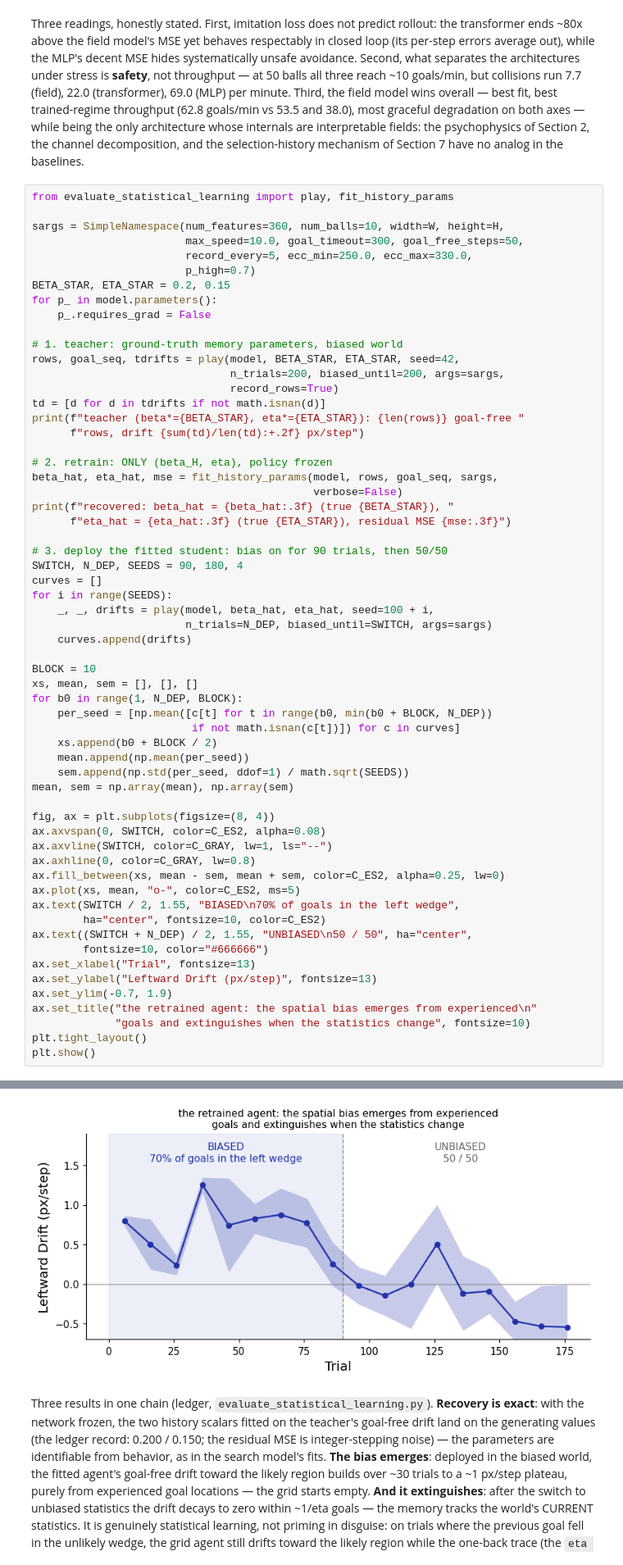
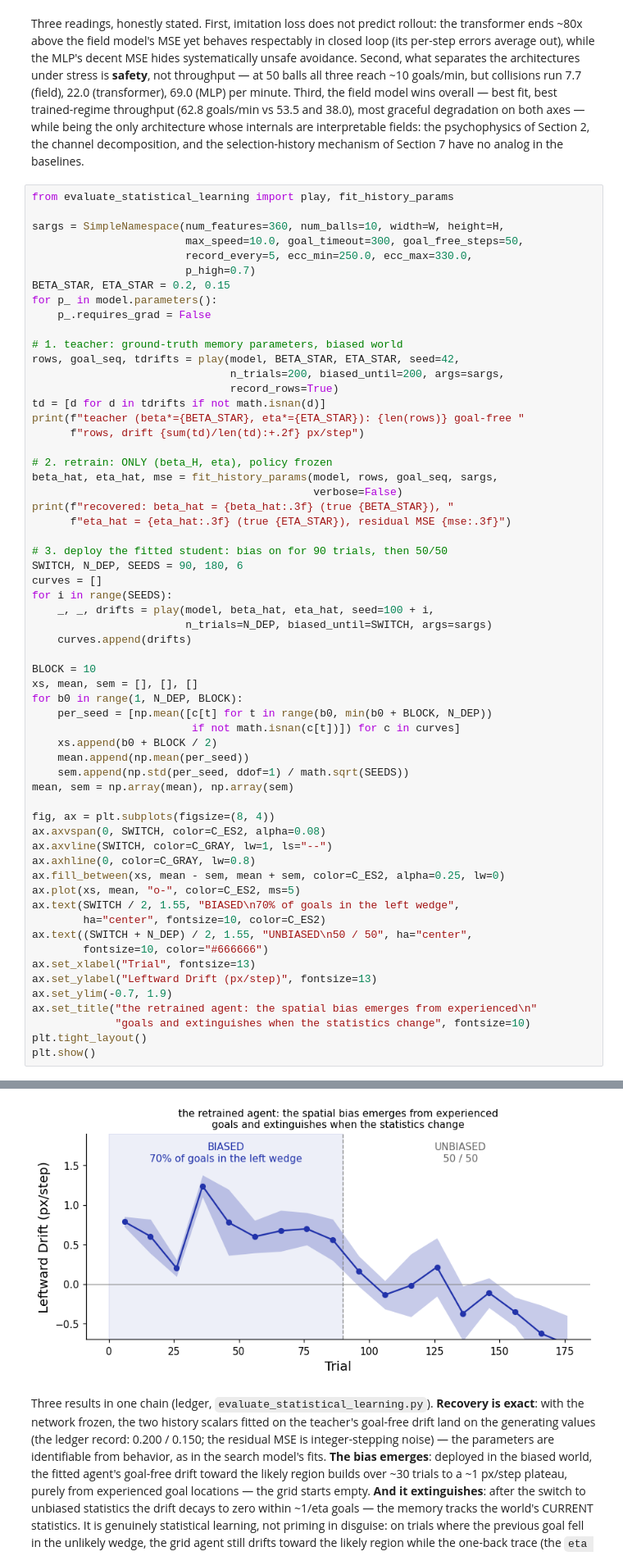
Before and after one commit to HanZhang-psych/Ego-Spatial-Sense, a Jupyter notebook: 2D-Escaping-Ball/tutorial_action_agent.ipynb, the cells around one changed output, grey strips where cells are left out. Shown at 82% size. Cells and saved outputs as stored; diff of their text form.

Commit message:
Re-execute the notebook with 6 deploy seeds in the Sec. 7 chain
Co-Authored-By: Claude Fable 5 <noreply@anthropic.com>

```diff
--- a/2D-Escaping-Ball/tutorial_action_agent.ipynb
+++ b/2D-Escaping-Ball/tutorial_action_agent.ipynb
@@ -565,7 +565,7 @@ print(f"recovered: beta_hat = {beta_hat:.3f} (true {BETA_STAR}), "
       f"eta_hat = {eta_hat:.3f} (true {ETA_STAR}), residual MSE {mse:.3f}")
 
 # 3. deploy the fitted student: bias on for 90 trials, then 50/50
-SWITCH, N_DEP, SEEDS = 90, 180, 4
+SWITCH, N_DEP, SEEDS = 90, 180, 6
 curves = []
 for i in range(SEEDS):
     _, _, drifts = play(model, beta_hat, eta_hat, seed=100 + i,
@@ -575,34 +575,34 @@ for i in range(SEEDS):
 BLOCK = 10
 xs, mean, sem = [], [], []
 for b0 in range(1, N_DEP, BLOCK):
     per_seed = [np.mean([c[t] for t in range(b0, min(b0 + BLOCK, N_DEP))
                          if not math.isnan(c[t])]) for c in curves]
     xs.append(b0 + BLOCK / 2)
     mean.append(np.mean(per_seed))
     sem.append(np.std(per_seed, ddof=1) / math.sqrt(SEEDS))
 mean, sem = np.array(mean), np.array(sem)
 
 fig, ax = plt.subplots(figsize=(8, 4))
 ax.axvspan(0, SWITCH, color=C_ES2, alpha=0.08)
 ax.axvline(SWITCH, color=C_GRAY, lw=1, ls="--")
 ax.axhline(0, color=C_GRAY, lw=0.8)
 ax.fill_between(xs, mean - sem, mean + sem, color=C_ES2, alpha=0.25, lw=0)
 ax.plot(xs, mean, "o-", color=C_ES2, ms=5)
 ax.text(SWITCH / 2, 1.55, "BIASED\n70% of goals in the left wedge",
         ha="center", fontsize=10, color=C_ES2)
 ax.text((SWITCH + N_DEP) / 2, 1.55, "UNBIASED\n50 / 50", ha="center",
         fontsize=10, color="#666666")
 ax.set_xlabel("Trial", fontsize=13)
 ax.set_ylabel("Leftward Drift (px/step)", fontsize=13)
 ax.set_ylim(-0.7, 1.9)
 ax.set_title("the retrained agent: the spatial bias emerges from experienced\n"
              "goals and extinguishes when the statistics change", fontsize=10)
 plt.tight_layout()
 plt.show()
 # %% [output]
 teacher (beta*=0.2, eta*=0.15): 1990 goal-free rows, drift +0.65 px/step
 recovered: beta_hat = 0.200 (true 0.2), eta_hat = 0.150 (true 0.15), residual MSE 1.060
-[figure, old version]
+[figure, new version]
 # %% [markdown]
 Three results in one chain (ledger, `evaluate_statistical_learning.py`).
 **Recovery is exact**: with the network frozen, the two history scalars
```
